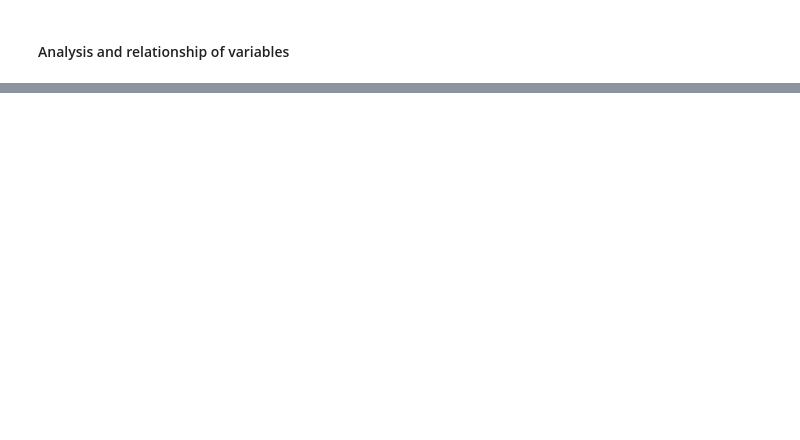
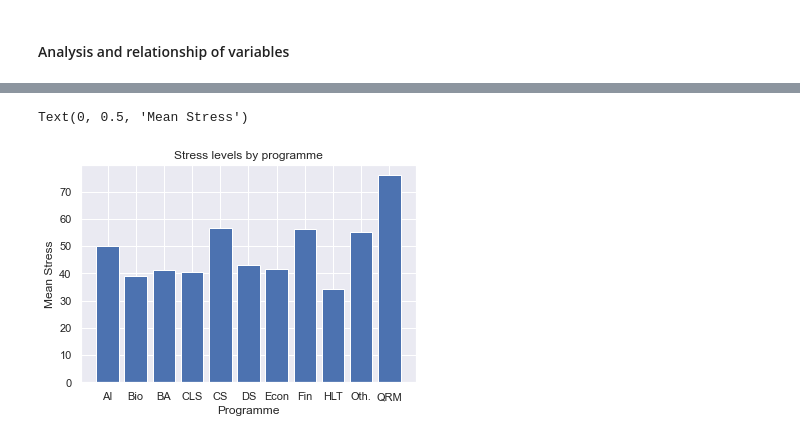
Before and after one commit to LTPrast/Data-mining, a Jupyter notebook: nadavs_a1.ipynb, the cells around one changed output, grey strips where cells are left out. Cells and saved outputs as stored; diff of their text form; code cells hidden in the pictures; blank space fills up the shorter version.

```diff
--- a/nadavs_a1.ipynb
+++ b/nadavs_a1.ipynb
@@ -243,0 +315,10 @@ Name: Stress, dtype: float64
+# %%
+y = list(progStressMean.values.flatten())
+x = ['AI','Bio' ,'BA'  ,'CLS' ,'CS' ,'DS' ,'Econ' ,'Fin','HLT','Oth.' ,'QRM']
+plt.bar(x,y)
+plt.title('Stress levels by programme')
+plt.xlabel('Programme')
+plt.ylabel('Mean Stress')
+# %% [output]
+Text(0, 0.5, 'Mean Stress')
+[figure, added]
```
Also changed, not shown: parts of 10 cells of this notebook.
